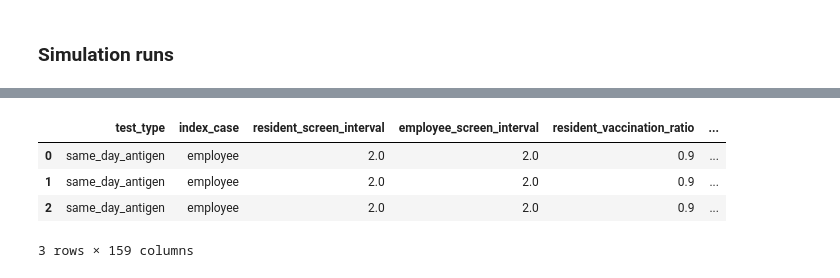
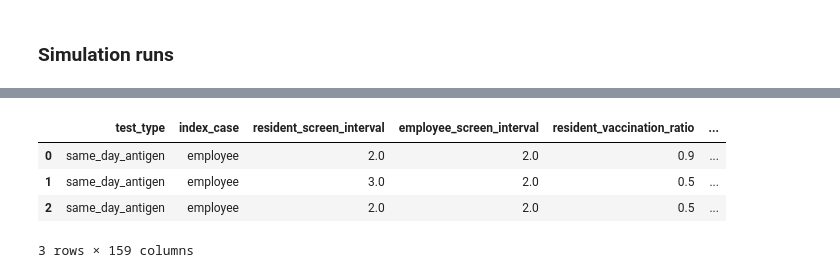
Before and after one commit to JanaLasser/nursing_home_SEIRX, a Jupyter notebook: data_creation_testing_and_vaccination.ipynb, the cells around one changed output, grey strips where cells are left out. Drawn from its saved outputs; the diff is of its cells as text; code cells hidden in the pictures.

```diff
--- a/data_creation_testing_and_vaccination.ipynb
+++ b/data_creation_testing_and_vaccination.ipynb
@@ -106,7 +139,7 @@ with open('params/testing_and_vaccination_measures.json') as json_file:
 %%time
 ensmbl_dst = '../data/simulation_results/ensembles/testing_and_vaccination/UK_variant'
 
-number_of_cores = psutil.cpu_count(logical=True) - 2
+number_of_cores = psutil.cpu_count(logical=True) - 3
 pool = Pool(number_of_cores)
 
 #rows = pool.imap_unordered(run, screening_params)
@@ -160,7 +226,7 @@ with open('params/testing_and_vaccination_measures.json') as json_file:
 %%time
 ensmbl_dst = '../data/simulation_results/ensembles/testing_and_vaccination/wild_type'
 
-number_of_cores = psutil.cpu_count(logical=True) - 2
+number_of_cores = psutil.cpu_count(logical=True) - 3
 pool = Pool(number_of_cores)
 
 #rows = pool.imap_unordered(run, screening_params)
@@ -214,7 +313,7 @@ with open('params/testing_and_vaccination_masks_measures.json') as json_file:
 %%time
 ensmbl_dst = '../data/simulation_results/ensembles/testing_and_vaccination/masks'
 
-number_of_cores = psutil.cpu_count(logical=True) - 2
+number_of_cores = psutil.cpu_count(logical=True) - 3
 pool = Pool(number_of_cores)
 
 #rows = pool.imap_unordered(run, screening_params)
@@ -250,5 +349,5 @@ Wall time: 2h 44min 22s
 |  | test_type | index_case | resident_screen_interval | employee_screen_interval | resident_vaccination_ratio | ... |
 | 0 | same_day_antigen | employee | 2.0 | 2.0 | 0.9 | ... |
-| 1 | same_day_antigen | employee | 2.0 | 2.0 | 0.9 | ... |
-| 2 | same_day_antigen | employee | 2.0 | 2.0 | 0.9 | ... |
+| 1 | same_day_antigen | employee | 3.0 | 2.0 | 0.5 | ... |
+| 2 | same_day_antigen | employee | 2.0 | 2.0 | 0.5 | ... |
 3 rows × 159 columns
```
Also changed, not shown: parts of 9 cells of this notebook, 3 other files.
